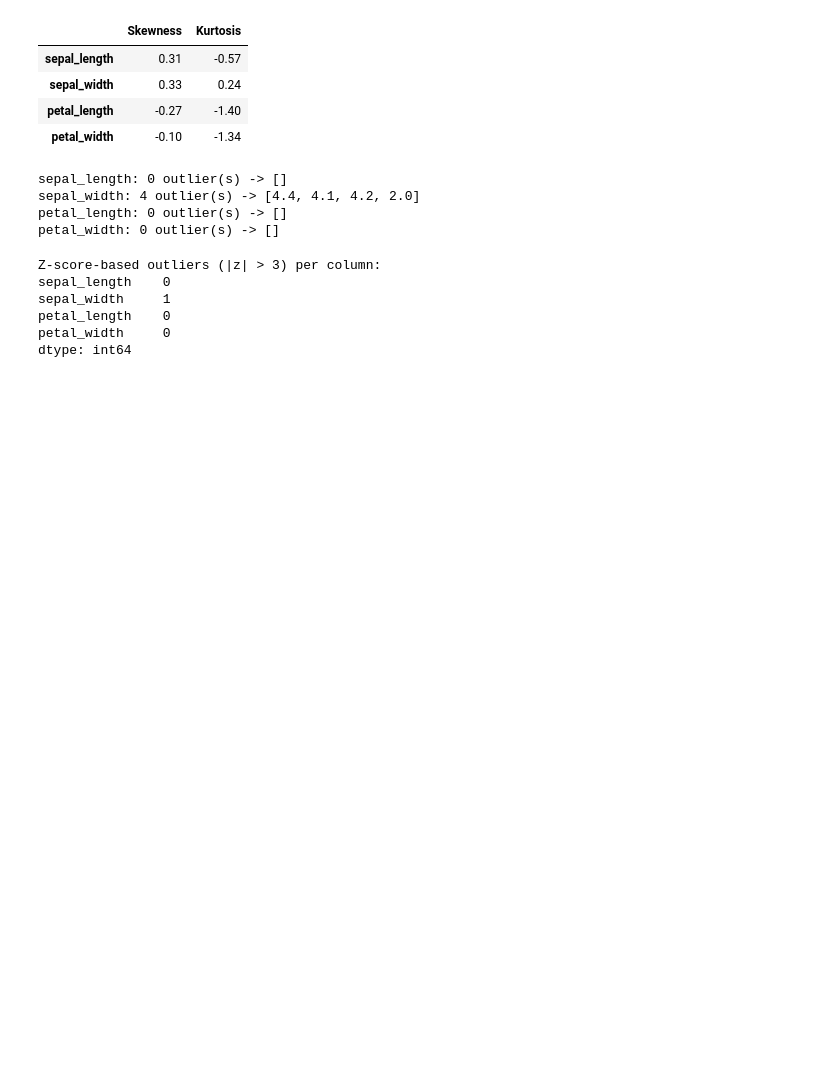
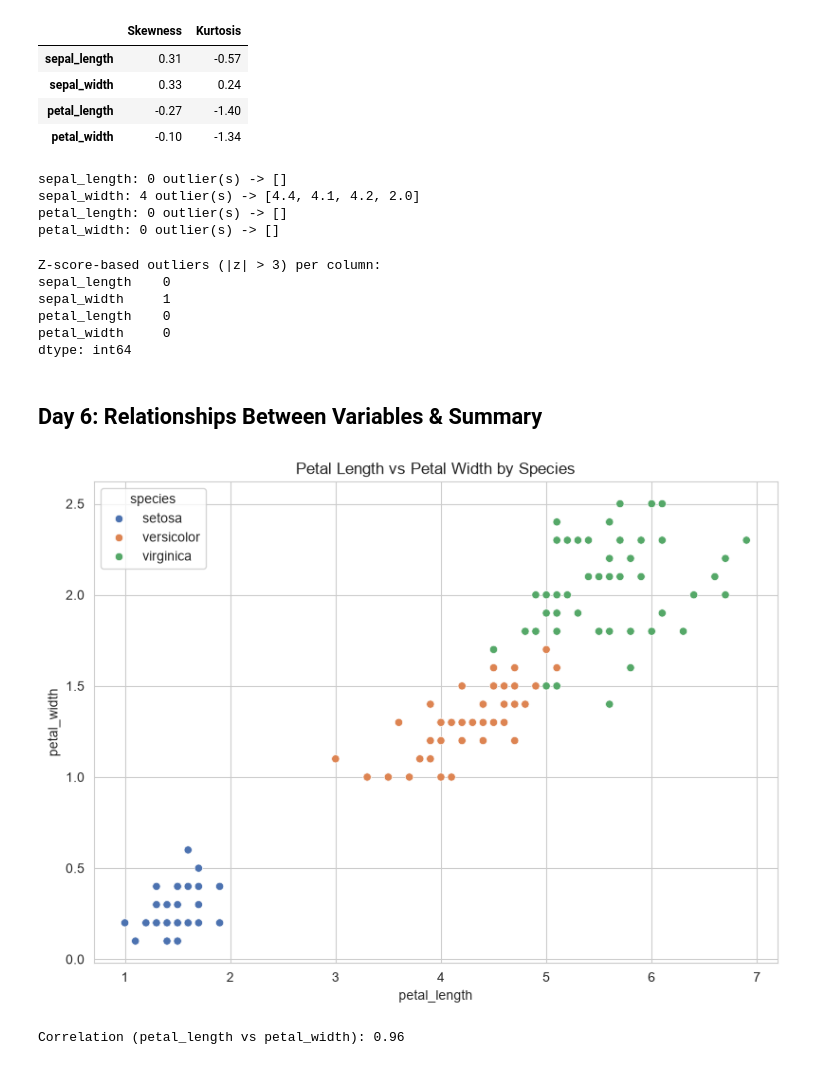
Before and after one commit to nikitha-d1323/data-analysis-mini-projects, a Jupyter notebook: unit1-iris-eda/notebooks/Iris_EDA_Unit1.ipynb, the cells around one changed output. Saved outputs shown, nothing was run; the diff lists cells and outputs as text; code cells hidden in the pictures; blank space fills up the shorter version.

```diff
--- a/unit1-iris-eda/notebooks/Iris_EDA_Unit1.ipynb
+++ b/unit1-iris-eda/notebooks/Iris_EDA_Unit1.ipynb
@@ -190,3 +190,18 @@ sepal_width     1
 petal_length    0
 petal_width     0
 dtype: int64
+# %% [markdown]
+## Day 6: Relationships Between Variables & Summary
+# %%
+plt.figure(figsize=(8, 6))
+sns.scatterplot(data=df, x="petal_length", y="petal_width", hue="species", palette="deep")
+plt.title("Petal Length vs Petal Width by Species")
+plt.tight_layout()
+plt.savefig("../outputs/scatter_petal.png", dpi=120)
+plt.show()
+
+corr = df["petal_length"].corr(df["petal_width"])
+print(f"Correlation (petal_length vs petal_width): {corr:.2f}")
+# %% [output]
+[figure, added]
+Correlation (petal_length vs petal_width): 0.96
```
Also changed, not shown: parts of 2 cells of this notebook, 3 other files.
